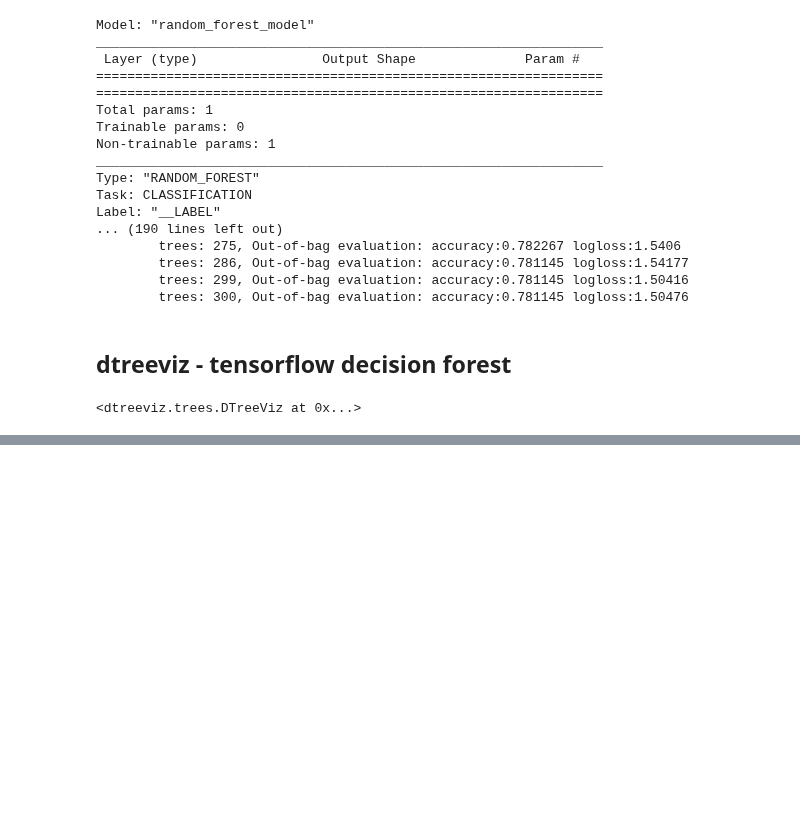
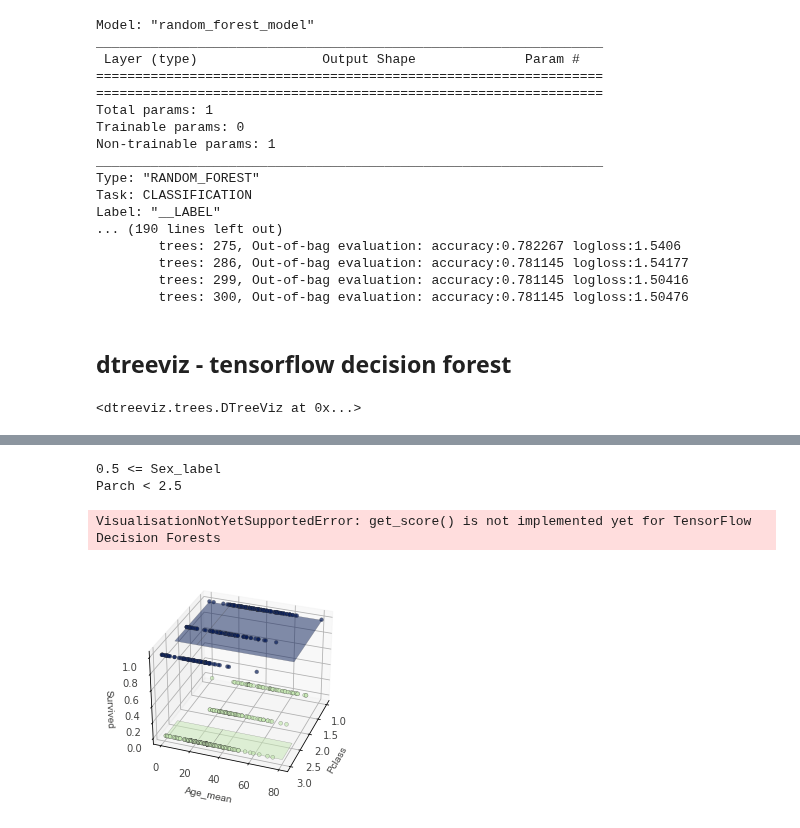
Before and after one commit to parrt/dtreeviz, a Jupyter notebook: notebooks/dtreeviz_tensorflow_df_visualisations.ipynb, the cells around one changed output, grey strips where cells are left out. Drawn from its saved outputs; the diff is of its cells as text; code cells hidden in the pictures; blank space fills up the shorter version.

```diff
--- a/notebooks/dtreeviz_tensorflow_df_visualisations.ipynb
+++ b/notebooks/dtreeviz_tensorflow_df_visualisations.ipynb
@@ -347,0 +404,16 @@ tfdf_shadow.get_prediction(0)
+# %%
+print(explain_prediction_path(tfdf_shadow, X))
+# %% [output]
+0.5 <= Sex_label
+Parch < 2.5
+# %%
+rtreeviz_bivar_3D(tfdf_shadow,
+                 fontsize=10,
+                 elev=30,
+                 azim=20,
+                 dist=10,
+                 show={'splits','title'},
+                 colors={'tesselation_alpha':.5})
+# %% [output]
+VisualisationNotYetSupportedError: get_score() is not implemented yet for TensorFlow Decision Forests
+[figure, added]
```
Also changed, not shown: parts of 63 cells of this notebook, 2 other files.
